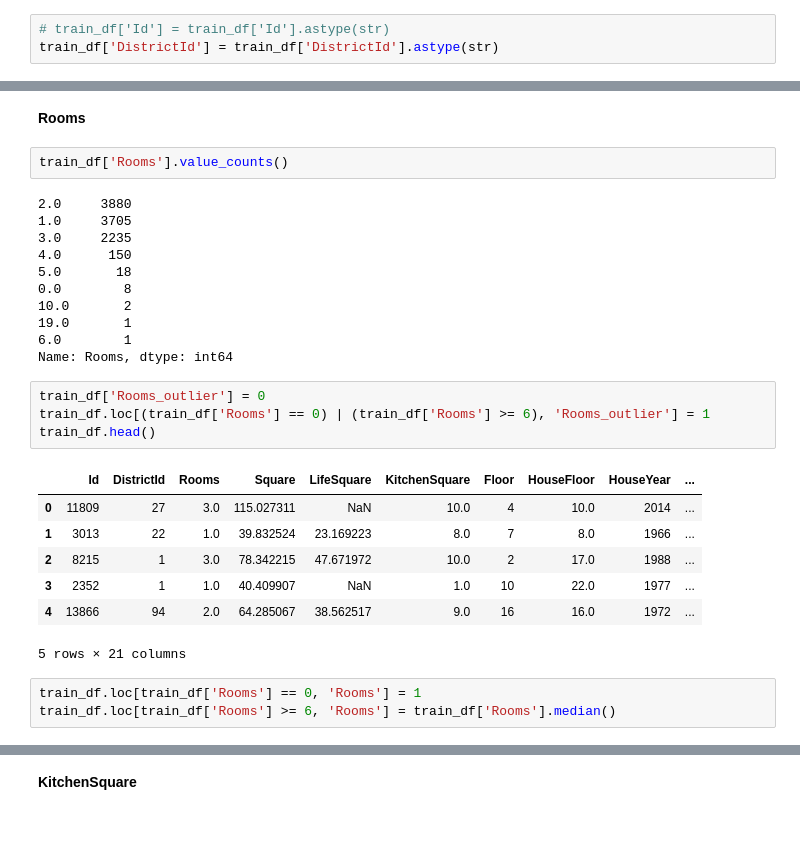
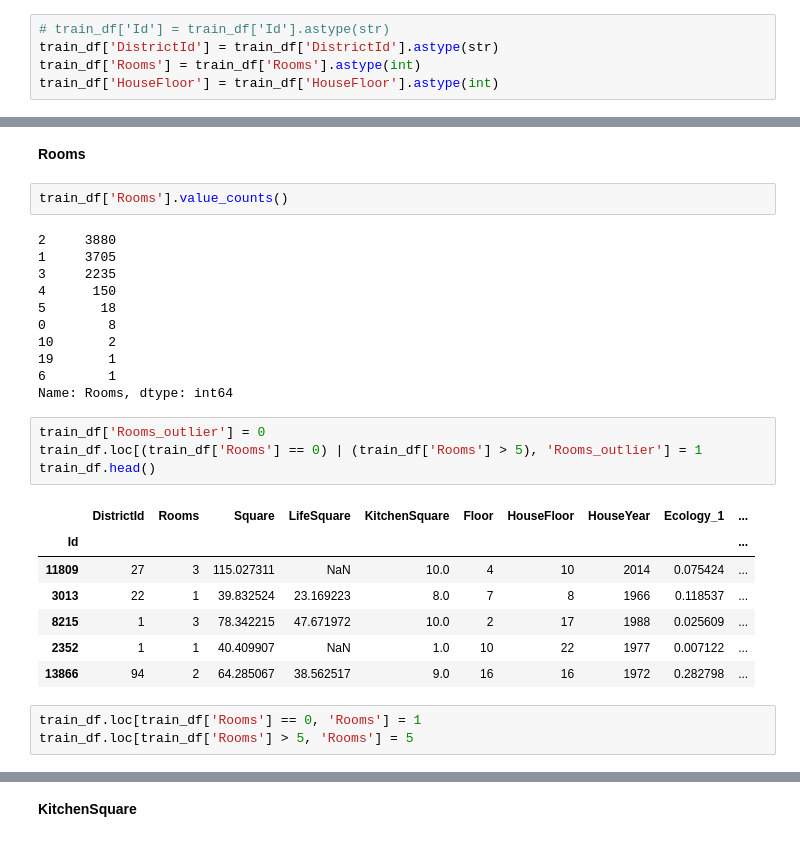
Before and after one commit to nglaz0v/Python_Libraries, a Jupyter notebook: project/project.ipynb, the cells around one changed output, grey strips where cells are left out. Drawn from its saved outputs; the diff is of its cells as text.

Commit message:
Real Estate Price Prediction: processing outliers

```diff
--- a/project/project.ipynb
+++ b/project/project.ipynb
@@ -184,6 +184,8 @@ assert(train_df.shape[1] - 1 == test_df.shape[1])
 # %%
 # train_df['Id'] = train_df['Id'].astype(str)
 train_df['DistrictId'] = train_df['DistrictId'].astype(str)
+train_df['Rooms'] = train_df['Rooms'].astype(int)
+train_df['HouseFloor'] = train_df['HouseFloor'].astype(int)
 # %% [markdown]
 ## 1. Разведочный анализ данных  <a class='anchor' id='eda'>
 Делаем EDA для:
@@ -267,31 +269,31 @@ Name: Shops_2, dtype: int64
 # %%
 train_df['Rooms'].value_counts()
 # %% [output]
-2.0     3880
-1.0     3705
-3.0     2235
-4.0      150
-5.0       18
-0.0        8
-10.0       2
-19.0       1
-6.0        1
+2     3880
+1     3705
+3     2235
+4      150
+5       18
+0        8
+10       2
+19       1
+6        1
 Name: Rooms, dtype: int64
 # %%
 train_df['Rooms_outlier'] = 0
-train_df.loc[(train_df['Rooms'] == 0) | (train_df['Rooms'] >= 6), 'Rooms_outlier'] = 1
+train_df.loc[(train_df['Rooms'] == 0) | (train_df['Rooms'] > 5), 'Rooms_outlier'] = 1
 train_df.head()
 # %% [output]
-|  | Id | DistrictId | Rooms | Square | LifeSquare | KitchenSquare | Floor | HouseFloor | HouseYear | ... |
-| 0 | 11809 | 27 | 3.0 | 115.027311 | NaN | 10.0 | 4 | 10.0 | 2014 | ... |
-| 1 | 3013 | 22 | 1.0 | 39.832524 | 23.169223 | 8.0 | 7 | 8.0 | 1966 | ... |
-| 2 | 8215 | 1 | 3.0 | 78.342215 | 47.671972 | 10.0 | 2 | 17.0 | 1988 | ... |
-| 3 | 2352 | 1 | 1.0 | 40.409907 | NaN | 1.0 | 10 | 22.0 | 1977 | ... |
-| 4 | 13866 | 94 | 2.0 | 64.285067 | 38.562517 | 9.0 | 16 | 16.0 | 1972 | ... |
+|  | DistrictId | Rooms | Square | LifeSquare | KitchenSquare | Floor | HouseFloor | HouseYear | Ecology_1 | ... |
+| Id |  |  |  |  |  |  |  |  |  | ... |
+| 11809 | 27 | 3 | 115.027311 | NaN | 10.0 | 4 | 10 | 2014 | 0.075424 | ... |
+| 3013 | 22 | 1 | 39.832524 | 23.169223 | 8.0 | 7 | 8 | 1966 | 0.118537 | ... |
+| 8215 | 1 | 3 | 78.342215 | 47.671972 | 10.0 | 2 | 17 | 1988 | 0.025609 | ... |
+| 2352 | 1 | 1 | 40.409907 | NaN | 1.0 | 10 | 22 | 1977 | 0.007122 | ... |
+| 13866 | 94 | 2 | 64.285067 | 38.562517 | 9.0 | 16 | 16 | 1972 | 0.282798 | ... |
-5 rows × 21 columns
 # %%
 train_df.loc[train_df['Rooms'] == 0, 'Rooms'] = 1
-train_df.loc[train_df['Rooms'] >= 6, 'Rooms'] = train_df['Rooms'].median()
+train_df.loc[train_df['Rooms'] > 5, 'Rooms'] = 5
 # %%
 train_df['Rooms'].value_counts()
 # %% [output]
```
Also changed, not shown: parts of 9 cells of this notebook.
